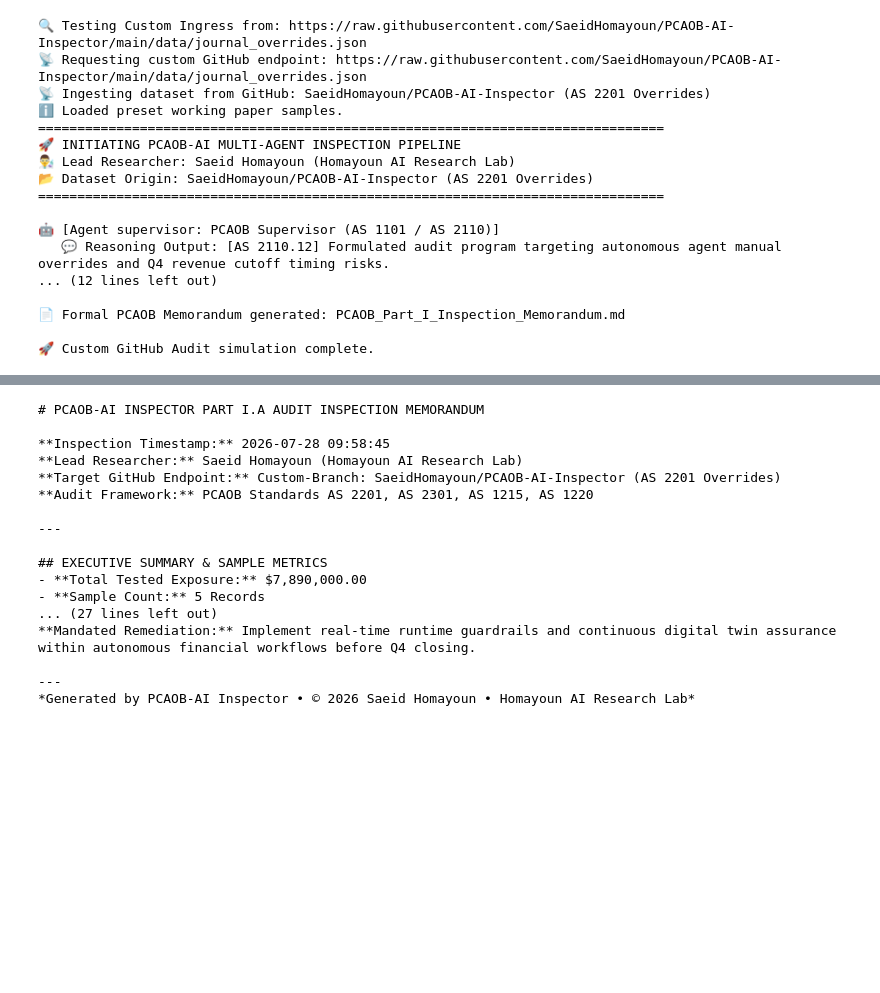
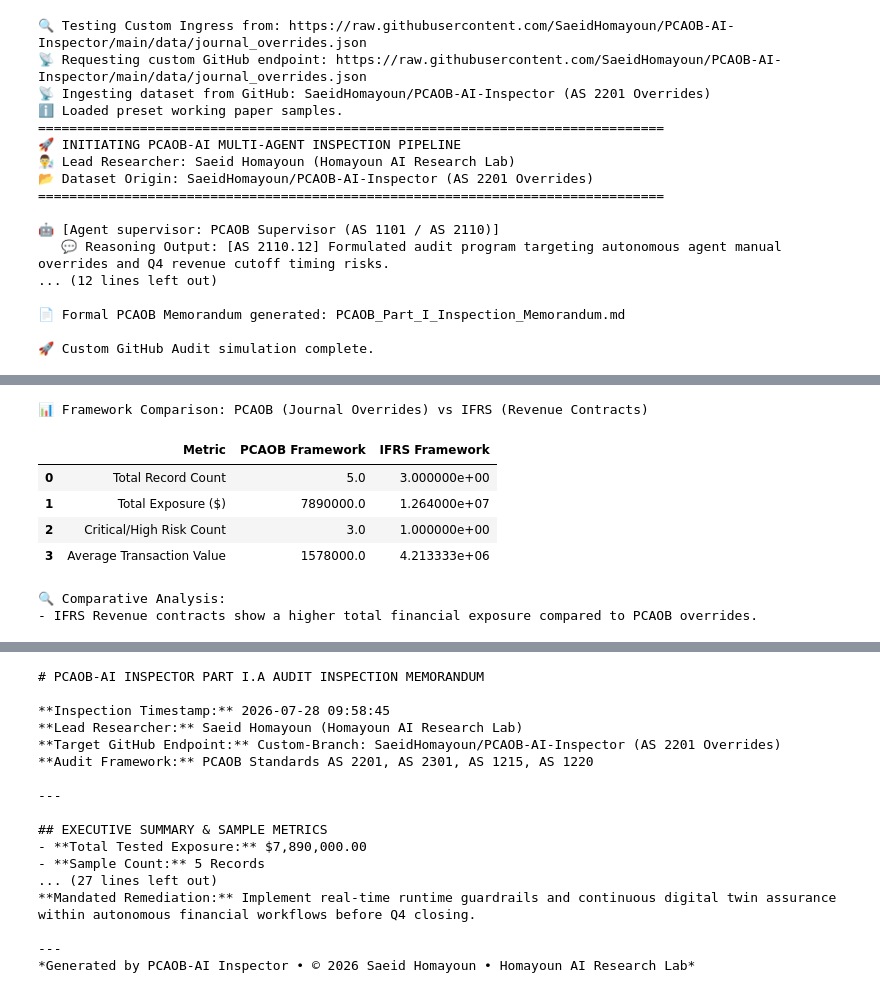
Before and after one commit to Saehon/AAA, a Jupyter notebook: PCAOB_AI_Inspector.ipynb, the cells around one changed output, grey strips where cells are left out. Saved outputs shown, nothing was run; the diff lists cells and outputs as text; code cells hidden in the pictures; blank space fills up the shorter version.

```diff
--- a/PCAOB_AI_Inspector.ipynb
+++ b/PCAOB_AI_Inspector.ipynb
@@ -494,0 +1427,45 @@ custom_github_audit_demo()
+# %%
+import pandas as pd
+
+# 1. Fetch both datasets
+_, pcaob_data = GitHubDataIngress.fetch_dataset("pcaob_override")
+_, ifrs_data = GitHubDataIngress.fetch_dataset("ifrs_revenue")
+
+pcaob_df = pd.DataFrame(pcaob_data)
+ifrs_df = pd.DataFrame(ifrs_data)
+
+# 2. Calculate summary statistics
+comparison_metrics = pd.DataFrame({
+    'Metric': ['Total Record Count', 'Total Exposure ($)', 'Critical/High Risk Count', 'Average Transaction Value'],
+    'PCAOB Framework': [
+        len(pcaob_df),
+        pcaob_df['amount'].sum(),
+        len(pcaob_df[pcaob_df['risk'].isin(['CRITICAL', 'HIGH'])]),
+        pcaob_df['amount'].mean()
+    ],
+    'IFRS Framework': [
+        len(ifrs_df),
+        ifrs_df['amount'].sum(),
+        len(ifrs_df[ifrs_df['risk'].isin(['CRITICAL', 'HIGH'])]),
+        ifrs_df['amount'].mean()
+    ]
+})
+
+print("📊 Framework Comparison: PCAOB (Journal Overrides) vs IFRS (Revenue Contracts)")
+display(comparison_metrics)
+
+# 3. High-level analysis
+print("\n🔍 Comparative Analysis:")
+if comparison_metrics.iloc[1, 2] > comparison_metrics.iloc[1, 1]:
+    print("- IFRS Revenue contracts show a higher total financial exposure compared to PCAOB overrides.")
+else:
+    print("- PCAOB overrides represent a higher total financial exposure in this simulation.")
+# %% [output]
+📊 Framework Comparison: PCAOB (Journal Overrides) vs IFRS (Revenue Contracts)
+|  | Metric | PCAOB Framework | IFRS Framework |
+| 0 | Total Record Count | 5.0 | 3.000000e+00 |
+| 1 | Total Exposure ($) | 7890000.0 | 1.264000e+07 |
+| 2 | Critical/High Risk Count | 3.0 | 1.000000e+00 |
+| 3 | Average Transaction Value | 1578000.0 | 4.213333e+06 |
+🔍 Comparative Analysis:
+- IFRS Revenue contracts show a higher total financial exposure compared to PCAOB overrides.
```
Also changed, not shown: parts of 19 cells of this notebook.
